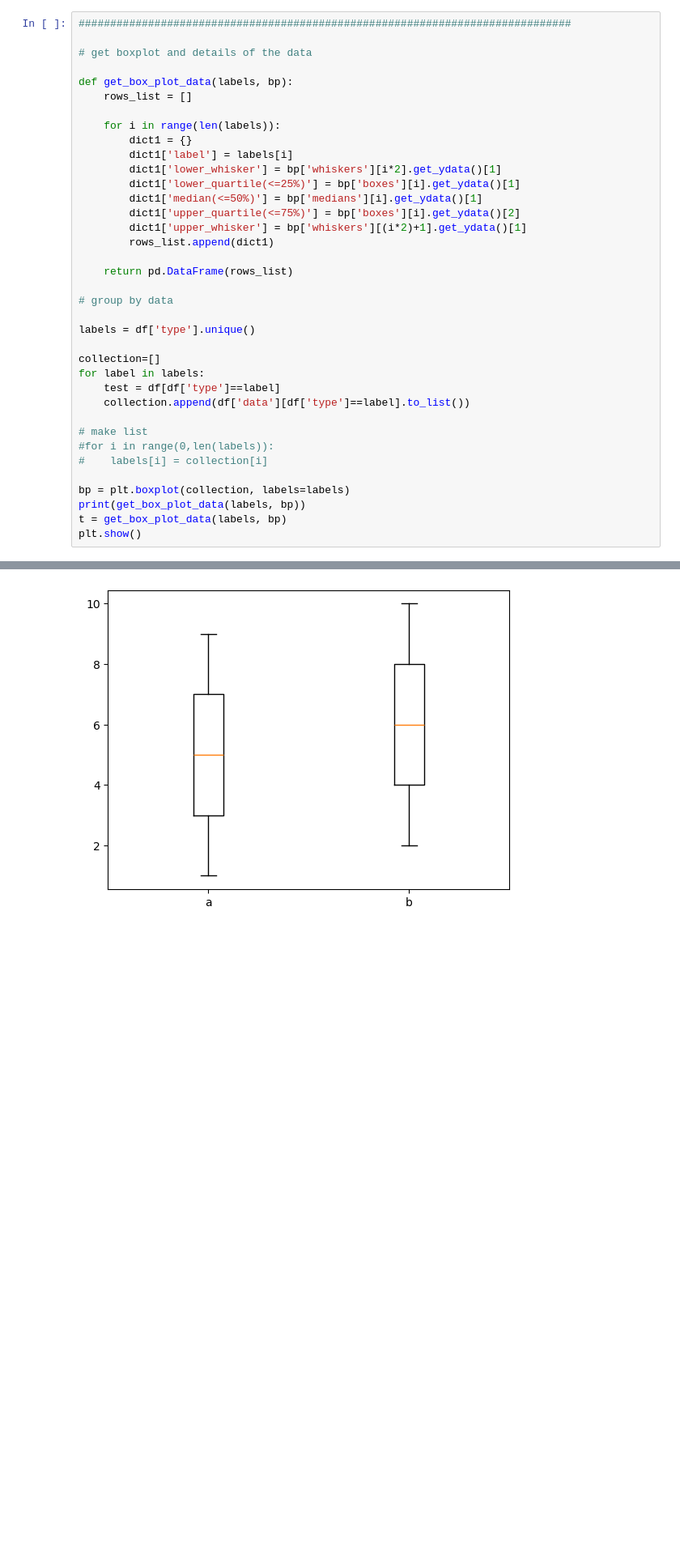
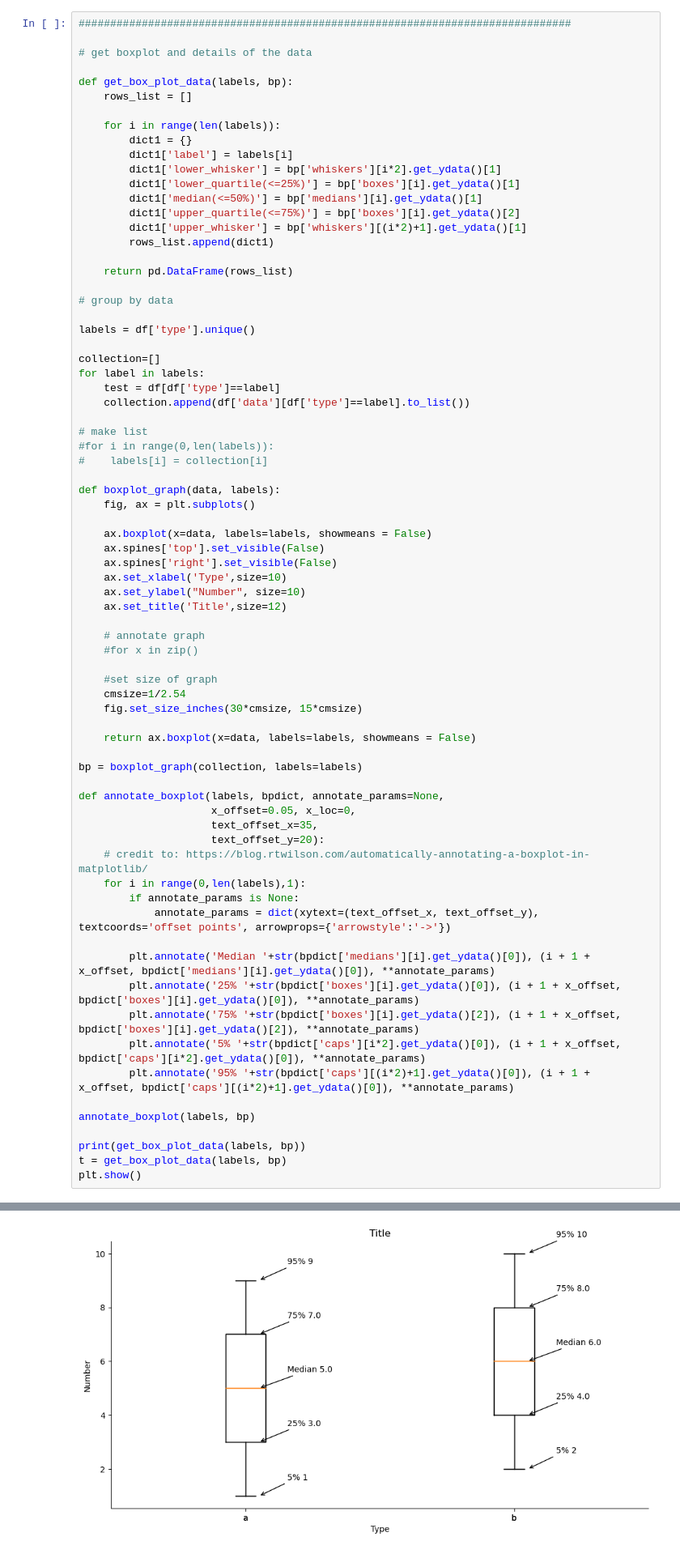
Before and after one commit to kcj-coding/Python-coding, a Jupyter notebook: df_and_graphs.ipynb, the cells around one changed output, grey strips where cells are left out. Shown at 81% size. Drawn from its saved outputs; the diff is of its cells as text; blank space fills up the shorter version.

```diff
--- a/df_and_graphs.ipynb
+++ b/df_and_graphs.ipynb
@@ -304,32 +304,69 @@ def get_box_plot_data(labels, bp):
         dict1['upper_quartile(<=75%)'] = bp['boxes'][i].get_ydata()[2]
         dict1['upper_whisker'] = bp['whiskers'][(i*2)+1].get_ydata()[1]
         rows_list.append(dict1)
 
     return pd.DataFrame(rows_list)
 
 # group by data
 
 labels = df['type'].unique()
 
 collection=[]
 for label in labels:
     test = df[df['type']==label]
     collection.append(df['data'][df['type']==label].to_list())
 
 # make list
 #for i in range(0,len(labels)):
 #    labels[i] = collection[i]
 
-bp = plt.boxplot(collection, labels=labels)
+def boxplot_graph(data, labels):
+    fig, ax = plt.subplots()
+
+    ax.boxplot(x=data, labels=labels, showmeans = False)
+    ax.spines['top'].set_visible(False)
+    ax.spines['right'].set_visible(False)
+    ax.set_xlabel('Type',size=10)
+    ax.set_ylabel("Number", size=10)
+    ax.set_title('Title',size=12)
+
+    # annotate graph
+    #for x in zip()
+
+    #set size of graph
+    cmsize=1/2.54
+    fig.set_size_inches(30*cmsize, 15*cmsize)
+
+    return ax.boxplot(x=data, labels=labels, showmeans = False)
+
+bp = boxplot_graph(collection, labels=labels)
+
+def annotate_boxplot(labels, bpdict, annotate_params=None,
+                     x_offset=0.05, x_loc=0,
+                     text_offset_x=35,
+                     text_offset_y=20):
+    # credit to: https://blog.rtwilson.com/automatically-annotating-a-boxplot-in-matplotlib/
+    for i in range(0,len(labels),1):
+        if annotate_params is None:
+            annotate_params = dict(xytext=(text_offset_x, text_offset_y), textcoords='offset points', arrowprops={'arrowstyle':'->'})
+
+        plt.annotate('Median '+str(bpdict['medians'][i].get_ydata()[0]), (i + 1 + x_offset, bpdict['medians'][i].get_ydata()[0]), **annotate_params)
+        plt.annotate('25% '+str(bpdict['boxes'][i].get_ydata()[0]), (i + 1 + x_offset, bpdict['boxes'][i].get_ydata()[0]), **annotate_params)
+        plt.annotate('75% '+str(bpdict['boxes'][i].get_ydata()[2]), (i + 1 + x_offset, bpdict['boxes'][i].get_ydata()[2]), **annotate_params)
+        plt.annotate('5% '+str(bpdict['caps'][i*2].get_ydata()[0]), (i + 1 + x_offset, bpdict['caps'][i*2].get_ydata()[0]), **annotate_params)
+        plt.annotate('95% '+str(bpdict['caps'][(i*2)+1].get_ydata()[0]), (i + 1 + x_offset, bpdict['caps'][(i*2)+1].get_ydata()[0]), **annotate_params)
+
+annotate_boxplot(labels, bp)
+
 print(get_box_plot_data(labels, bp))
 t = get_box_plot_data(labels, bp)
 plt.show()
 # %% [output]
   label  lower_whisker  lower_quartile(<=25%)  median(<=50%)  \
 0     a            1.0                    3.0            5.0
 1     b            2.0                    4.0            6.0
 
    upper_quartile(<=75%)  upper_whisker
 0                    7.0            9.0
 1                    8.0           10.0
-[figure, old version]
+[figure, new version]
```
Also changed, not shown: parts of 2 cells of this notebook, 1 other file.
